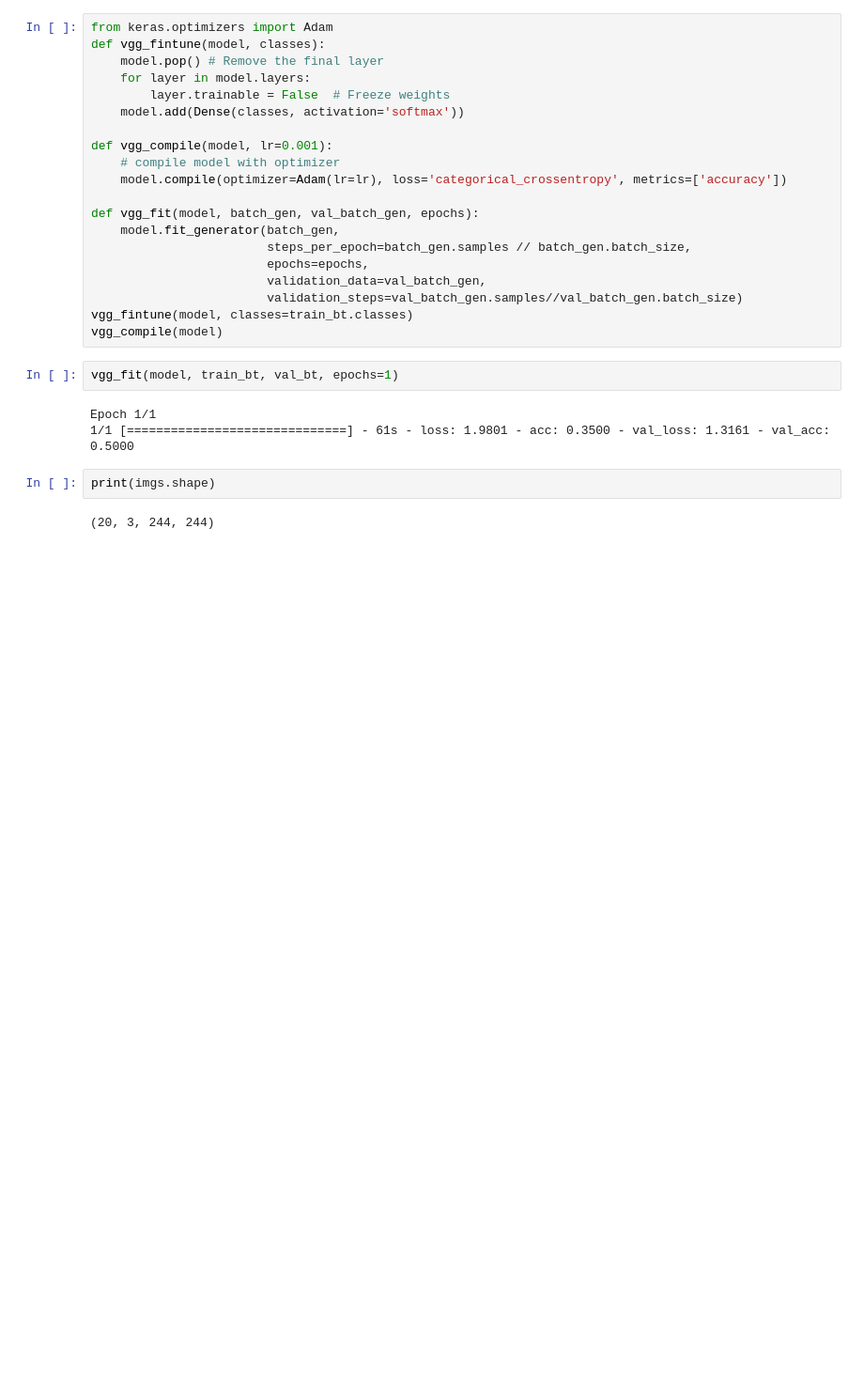
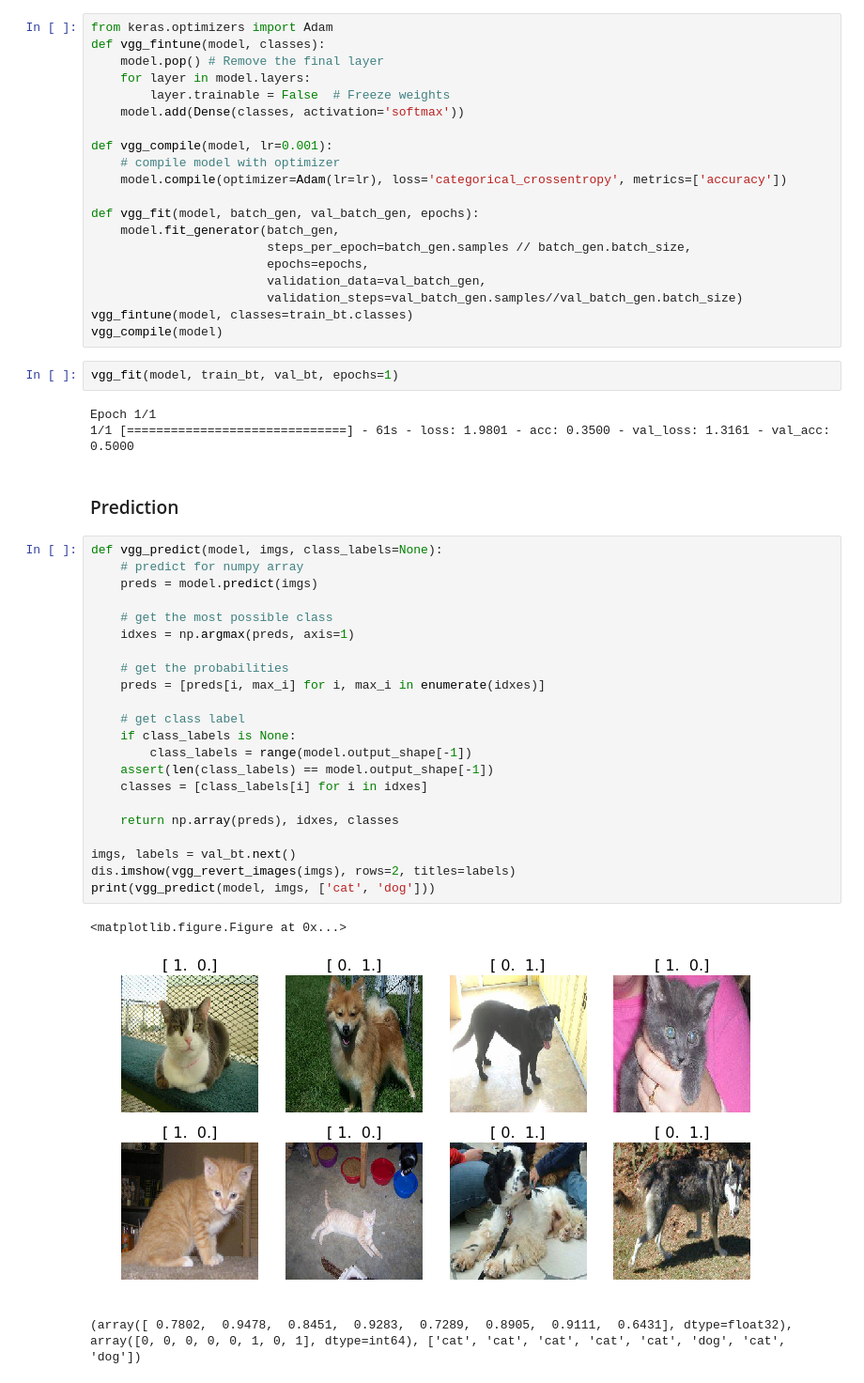
Before and after one commit to 7kbird/learning_notes, a Jupyter notebook: fast_ai/deeplearning1/lesson_1.ipynb, the cells around one changed output. Shown at 94% size. Drawn from its saved outputs; the diff is of its cells as text; blank space fills up the shorter version.

```diff
--- a/fast_ai/deeplearning1/lesson_1.ipynb
+++ b/fast_ai/deeplearning1/lesson_1.ipynb
@@ -283,7 +284,31 @@ vgg_fit(model, train_bt, val_bt, epochs=1)
 # %% [output]
 Epoch 1/1
 1/1 [==============================] - 61s - loss: 1.9801 - acc: 0.3500 - val_loss: 1.3161 - val_acc: 0.5000
-# %%
-print(imgs.shape)
-# %% [output]
-(20, 3, 244, 244)
+# %% [markdown]
+### Prediction
+# %%
+def vgg_predict(model, imgs, class_labels=None):
+    # predict for numpy array
+    preds = model.predict(imgs)
+
+    # get the most possible class
+    idxes = np.argmax(preds, axis=1)
+
+    # get the probabilities
+    preds = [preds[i, max_i] for i, max_i in enumerate(idxes)]
+
+    # get class label
+    if class_labels is None:
+        class_labels = range(model.output_shape[-1])
+    assert(len(class_labels) == model.output_shape[-1])
+    classes = [class_labels[i] for i in idxes]
+
+    return np.array(preds), idxes, classes
+
+imgs, labels = val_bt.next()
+dis.imshow(vgg_revert_images(imgs), rows=2, titles=labels)
+print(vgg_predict(model, imgs, ['cat', 'dog']))
+# %% [output]
+<matplotlib.figure.Figure at 0x...>
+[figure, added]
+(array([ 0.7802,  0.9478,  0.8451,  0.9283,  0.7289,  0.8905,  0.9111,  0.6431], dtype=float32), array([0, 0, 0, 0, 0, 1, 0, 1], dtype=int64), ['cat', 'cat', 'cat', 'cat', 'cat', 'dog', 'cat', 'dog'])
```
Also changed, not shown: parts of 1 cell of this notebook, 4 other files.
